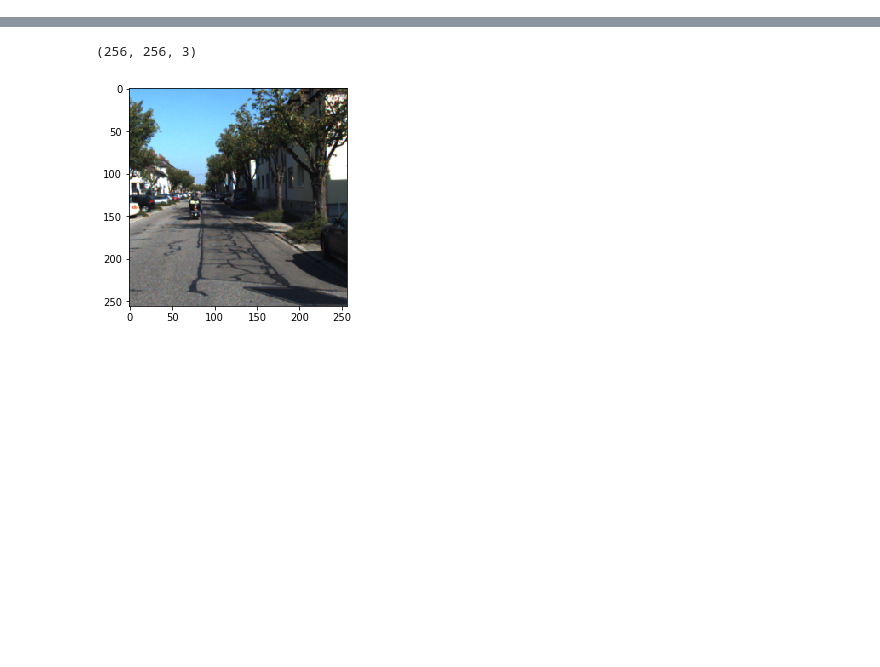
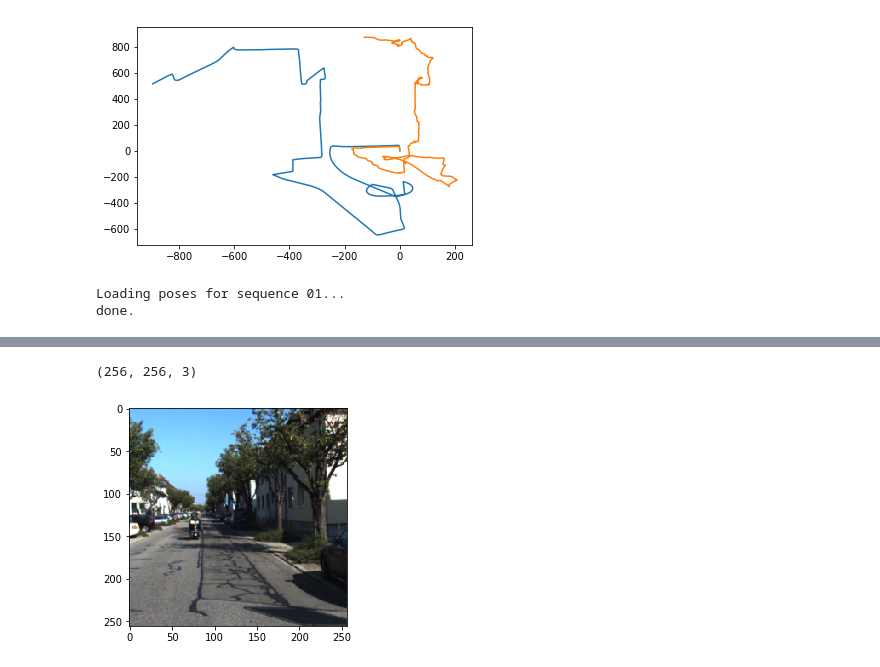
Before and after one commit to ksu-mechatronics-research/deep-visual-odometry, a Jupyter notebook: python/snippets/test.ipynb, the cells around one changed output, grey strips where cells are left out. Saved outputs shown, nothing was run; the diff lists cells and outputs as text; code cells hidden in the pictures; blank space fills up the shorter version.

```diff
--- a/python/snippets/test.ipynb
+++ b/python/snippets/test.ipynb
@@ -15,0 +56,14 @@ directory = "/home/sexy/Documents/dataset/sequences/00/image_2/000001.png"
+# %%
+plt.plot(plot_data[:,0], plot_data[:,1], plot_data[:,2], plot_data[:,3])
+plt.show()
+# %% [output]
+[figure, added]
+# %%
+data = pykitti.odometry("/home/sexy/Documents/dataset/", '01')
+data.load_poses()
+Y = np.zeros((len(data.T_w_cam0),3))
+for j in range(len(data.T_w_cam0)):
+    Y[j,:] = data.T_w_cam0[j][:-1,-1]
+# %% [output]
+Loading poses for sequence 01...
+done.
```
Also changed, not shown: parts of 13 cells of this notebook, 8 other files.
